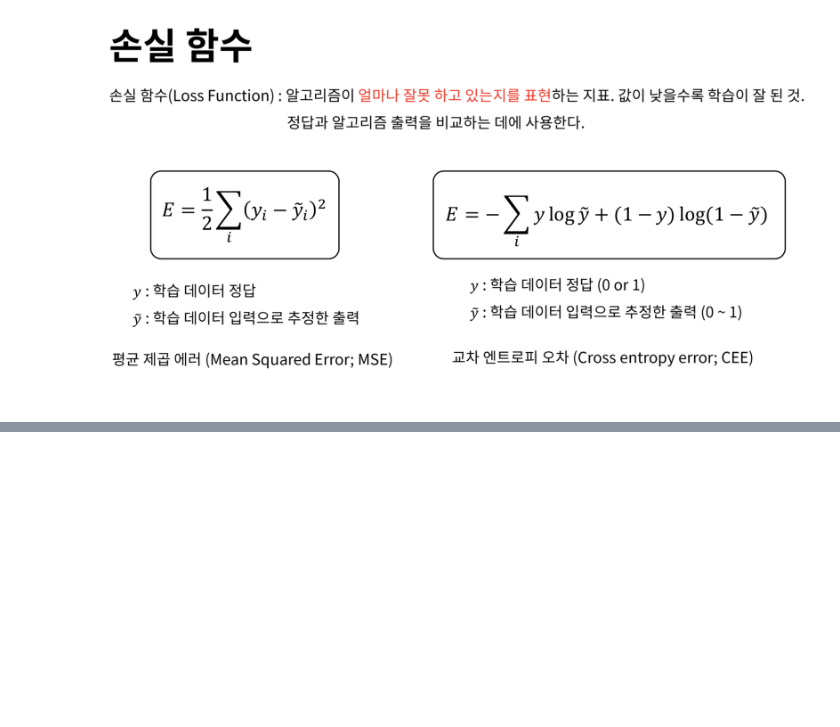
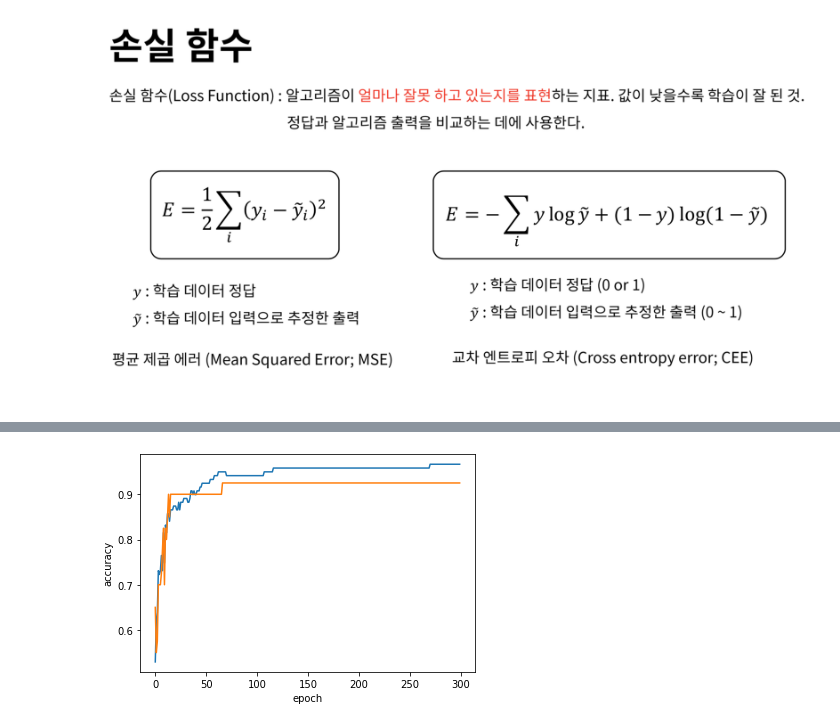
Before and after one commit to dohyun93/hongong_mldl, a Jupyter notebook: 4_2_확률적_경사_하강법.ipynb, the cells around one changed output, grey strips where cells are left out. Drawn from its saved outputs; the diff is of its cells as text; code cells hidden in the pictures; blank space fills up the shorter version.

```diff
--- a/4_2_확률적_경사_하강법.ipynb
+++ b/4_2_확률적_경사_하강법.ipynb
@@ -46,0 +93,11 @@
+# %%
+# 참고로 위 ConvergenceWarning 은 모델이 충분히 학습하지 않아 수렴이 덜 되었다는 '경고' 메시지이다.
+# max_iter 를 더욱 늘려 학습해보자.
+
+# partial_fit() 은 모델을 이어서 훈련시킬 때 사용한다.
+sc.partial_fit(train_scaled, train_target)
+print("train Score: ", sc.score(train_scaled, train_target))
+print("test Score: ", sc.score(test_scaled, test_target))
+
+# 훈련 세트를 모두 한번에 사용했으니 이건 배치 경사 하강법이 아닌가 하는 생각이 들 수 있지만,
+# SGDClassifier 클래스는 샘플을 하나씩 꺼내서 경사 하강법을 수행하므로 확률적 경사 하강법이다.
@@ -46,0 +113,23 @@
+# %%
+import numpy as np
+sc = SGDClassifier(loss='log', random_state=42)
+train_score = []
+test_score = []
+classes = np.unique(train_target)
+
+# epoch 마다 train, test 샘플에 대한 성능을 기록해나가며 시각화 해보자.
+# epoch 마다 학습된 것을 확인하므로 partial_fit()을 사용한다.
+
+for _ in range(300):
+  sc.partial_fit(train_scaled, train_target, classes=classes)
+  train_score.append(sc.score(train_scaled, train_target))
+  test_score.append(sc.score(test_scaled, test_target))
+
+import matplotlib.pyplot as plt
+plt.plot(train_score)
+plt.plot(test_score)
+plt.xlabel('epoch')
+plt.ylabel('accuracy')
+plt.show()
+# %% [output]
+[figure, added]
```
Also changed, not shown: parts of 5 cells of this notebook.
